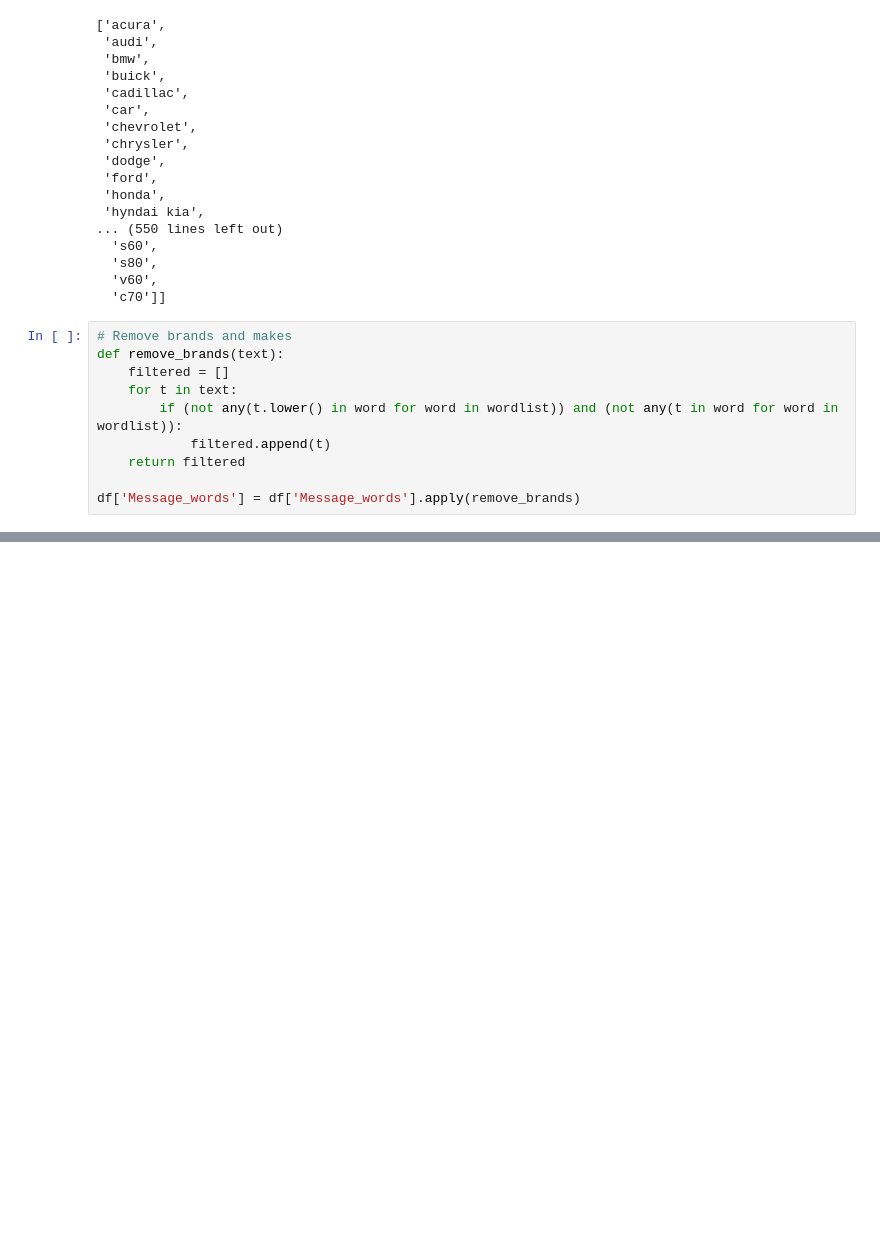
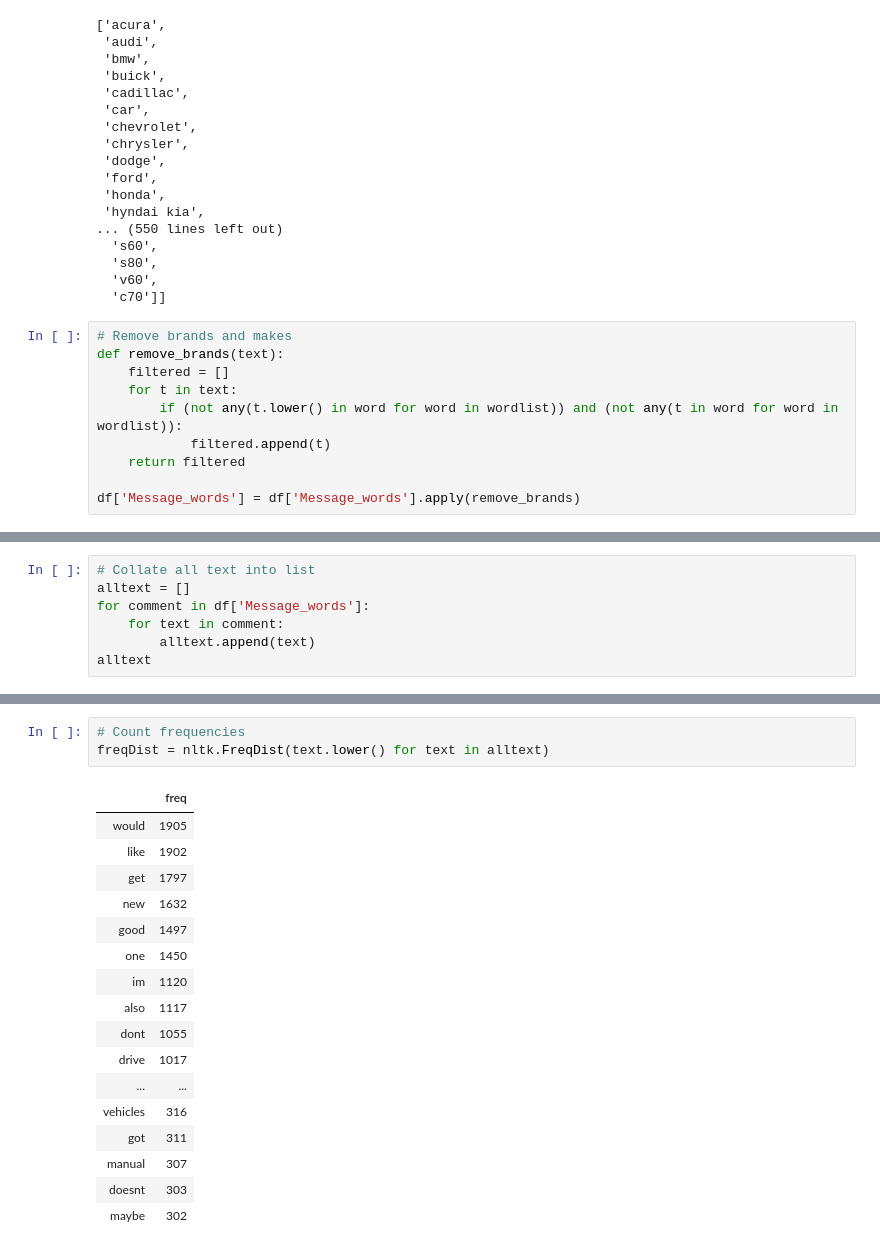
Before and after one commit to zack-tan/car-forums-text-analysis, a Jupyter notebook: zack_taskC.ipynb, the cells around one changed output, grey strips where cells are left out. Cells and saved outputs as stored; diff of their text form; blank space fills up the shorter version.

```diff
--- a/zack_taskC.ipynb
+++ b/zack_taskC.ipynb
@@ -138,0 +82,7 @@ df
+# %%
+# Collate all text into list
+alltext = []
+for comment in df['Message_words']:
+    for text in comment:
+        alltext.append(text)
+alltext
@@ -138,0 +107,21 @@ df
+# %%
+# Count frequencies
+freqDist = nltk.FreqDist(text.lower() for text in alltext)
+# %% [output]
+|  | freq |
+| would | 1905 |
+| like | 1902 |
+| get | 1797 |
+| new | 1632 |
+| good | 1497 |
+| one | 1450 |
+| im | 1120 |
+| also | 1117 |
+| dont | 1055 |
+| drive | 1017 |
+| ... | ... |
+| vehicles | 316 |
+| got | 311 |
+| manual | 307 |
+| doesnt | 303 |
+| maybe | 302 |
```
Also changed, not shown: parts of 8 cells of this notebook.
